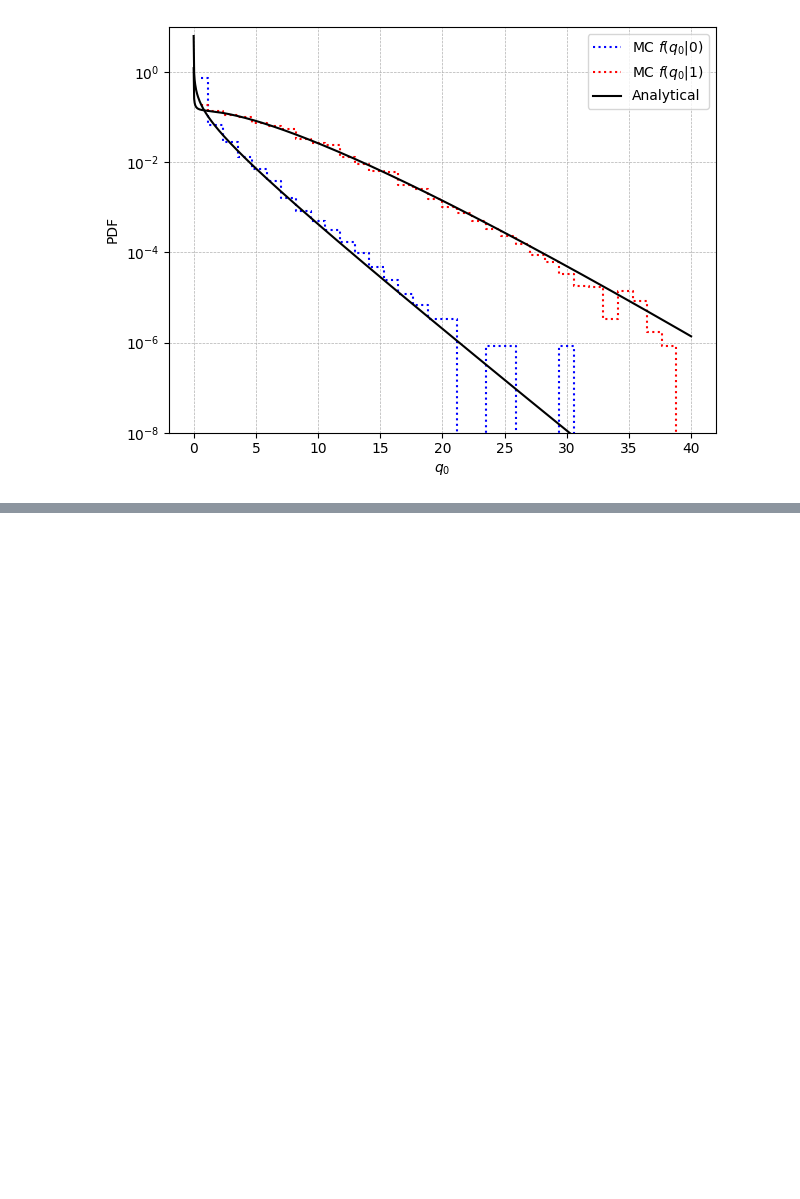
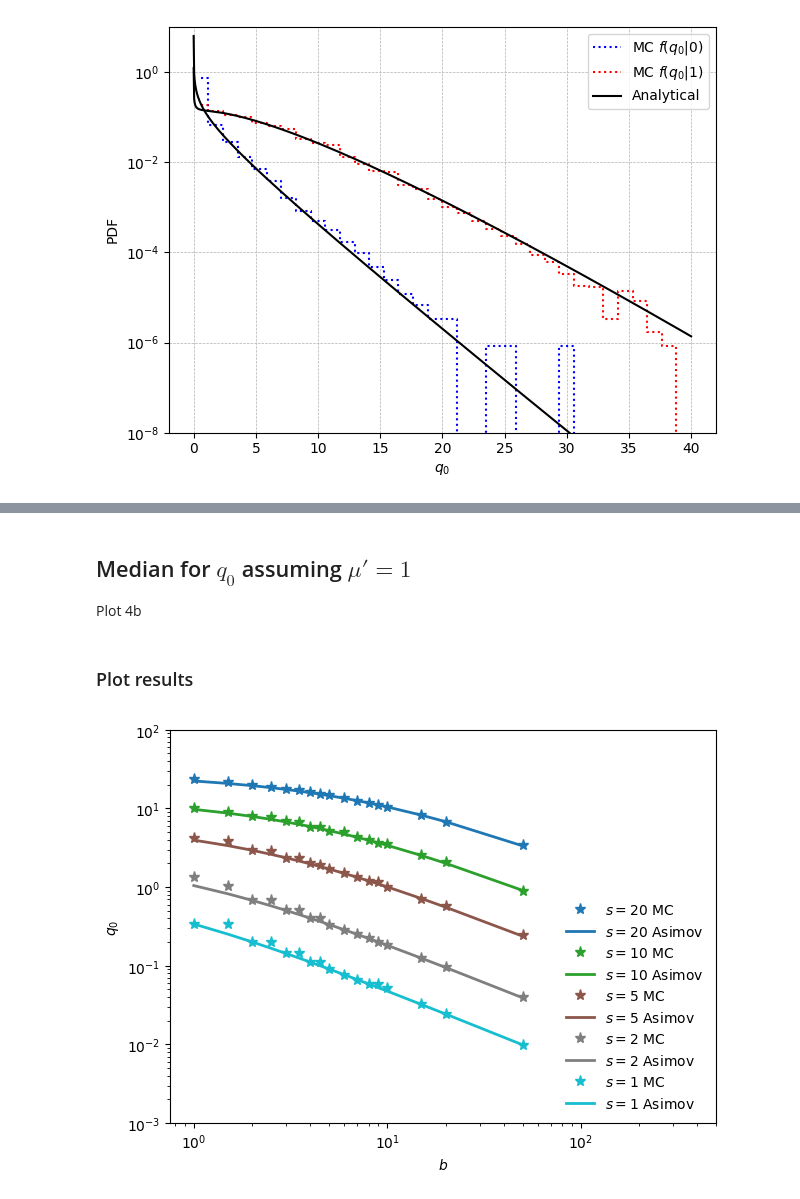
Before and after one commit to andrex-naranjas/cowan_statistics_test, a Jupyter notebook: Notebooks/CowanTutorials_Stats.ipynb, the cells around one changed output, grey strips where cells are left out. Drawn from its saved outputs; the diff is of its cells as text; code cells hidden in the pictures; blank space fills up the shorter version.

```diff
--- a/Notebooks/CowanTutorials_Stats.ipynb
+++ b/Notebooks/CowanTutorials_Stats.ipynb
@@ -380,0 +382,4 @@ plt.show()
+# %% [markdown]
+## Median for $q_0$ assuming $\mu'=1$
+
+Plot 4b
@@ -380,0 +445,31 @@ plt.show()
+# %% [markdown]
+### Plot results
+# %%
+# plots
+#plt.figure(figsize=(7, 6))
+colors = plt.cm.tab10(np.linspace(0, 1, len(s_values)))
+for i in range(len(s_values)):
+    color = colors[i]
+    plt.plot(b_vals, q0_vals_mc_all[i],
+             label=fr"$s = {s_values[i]}$ MC",
+             marker='*',
+             linestyle="None",
+             markersize=8,
+             color=color)
+    plt.plot(b_vals, q0_vals_all[i],
+             label=fr"$s = {s_values[i]}$ Asimov",
+             linewidth=2,
+             color=color)
+
+plt.xlabel(r"$b$")
+plt.ylim(0.001, 100)
+plt.xlim(0.75, 500)
+plt.ylabel(r"$q_0$")
+plt.yscale("log")
+plt.xscale("log")
+plt.grid(False)
+plt.legend(loc="lower right", frameon=False)
+plt.tight_layout()
+plt.show()
+# %% [output]
+[figure, added]
```
Also changed, not shown: parts of 12 cells of this notebook.
